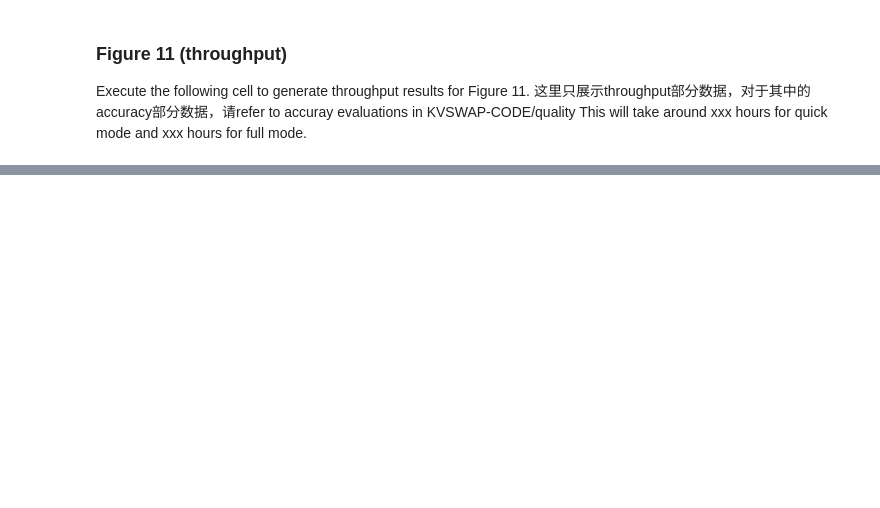
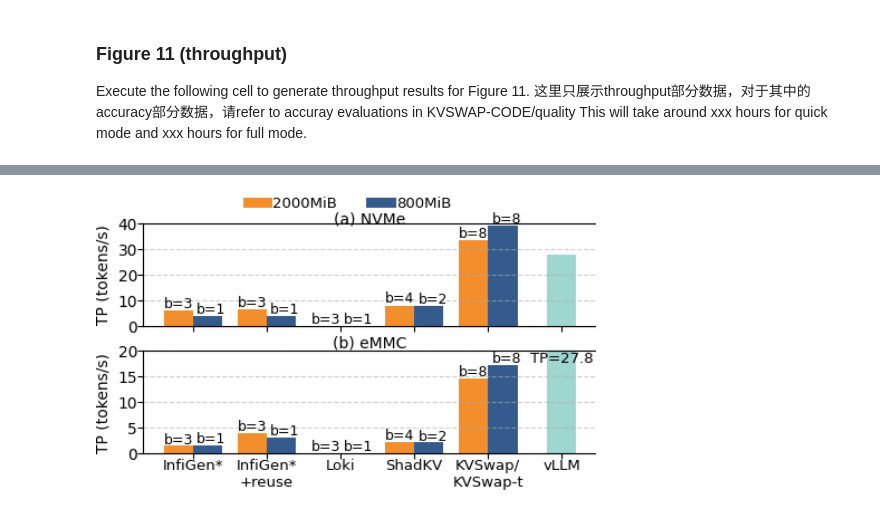
Before and after one commit to hwhwz23/KVSWAP-CODE, a Jupyter notebook: engine/run_evaluation.ipynb, the cells around one changed output, grey strips where cells are left out. Drawn from its saved outputs; the diff is of its cells as text; code cells hidden in the pictures; blank space fills up the shorter version.

```diff
--- a/engine/run_evaluation.ipynb
+++ b/engine/run_evaluation.ipynb
@@ -127,10 +142,12 @@ echo "Execute the next cell to show the results"
 # %%
 ## Show Figure 11 (throughput) result here
-from IPython.display import IFrame
+from IPython.display import Image, display
 
 if EVAL_MODE == 'full':
     # display results with enough experiments repetitions
-    IFrame("./RESULTS/{}/fig-11-tp-full.pdf".format(EVAL_USER), width=800, height=600)
+    display(Image("./RESULTS/{}/fig-11-tp-full.png".format(EVAL_USER), width=500, height=400))
 else:
     # display results with less experiments repetitions for quicker evaluation
-    IFrame("./RESULTS/{}/fig-11-tp.pdf".format(EVAL_USER), width=800, height=600)
+    display(Image("./RESULTS/{}/fig-11-tp.png".format(EVAL_USER), width=500, height=400))
+# %% [output]
+[figure, added]
```
Also changed, not shown: parts of 4 cells of this notebook, 11 other files.
